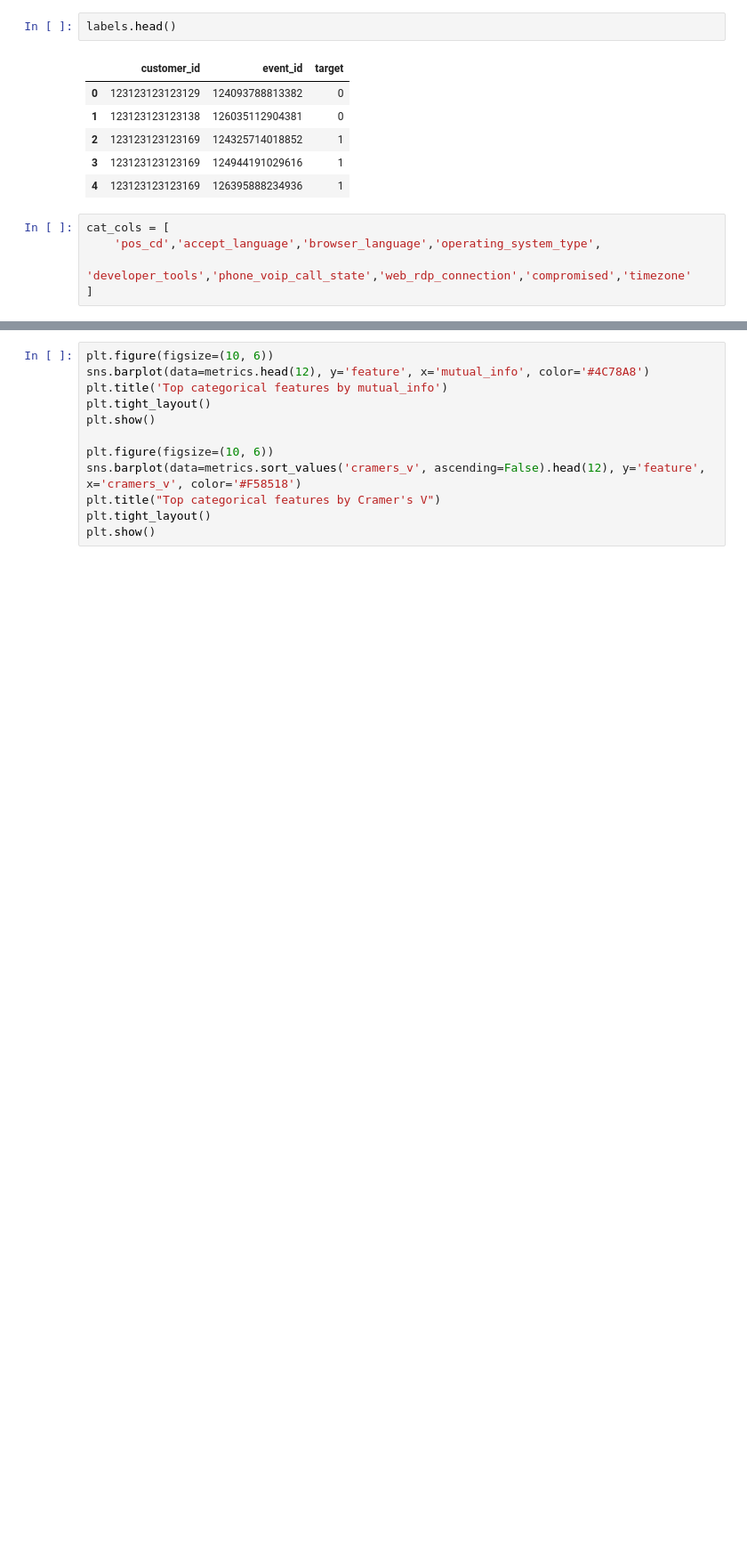
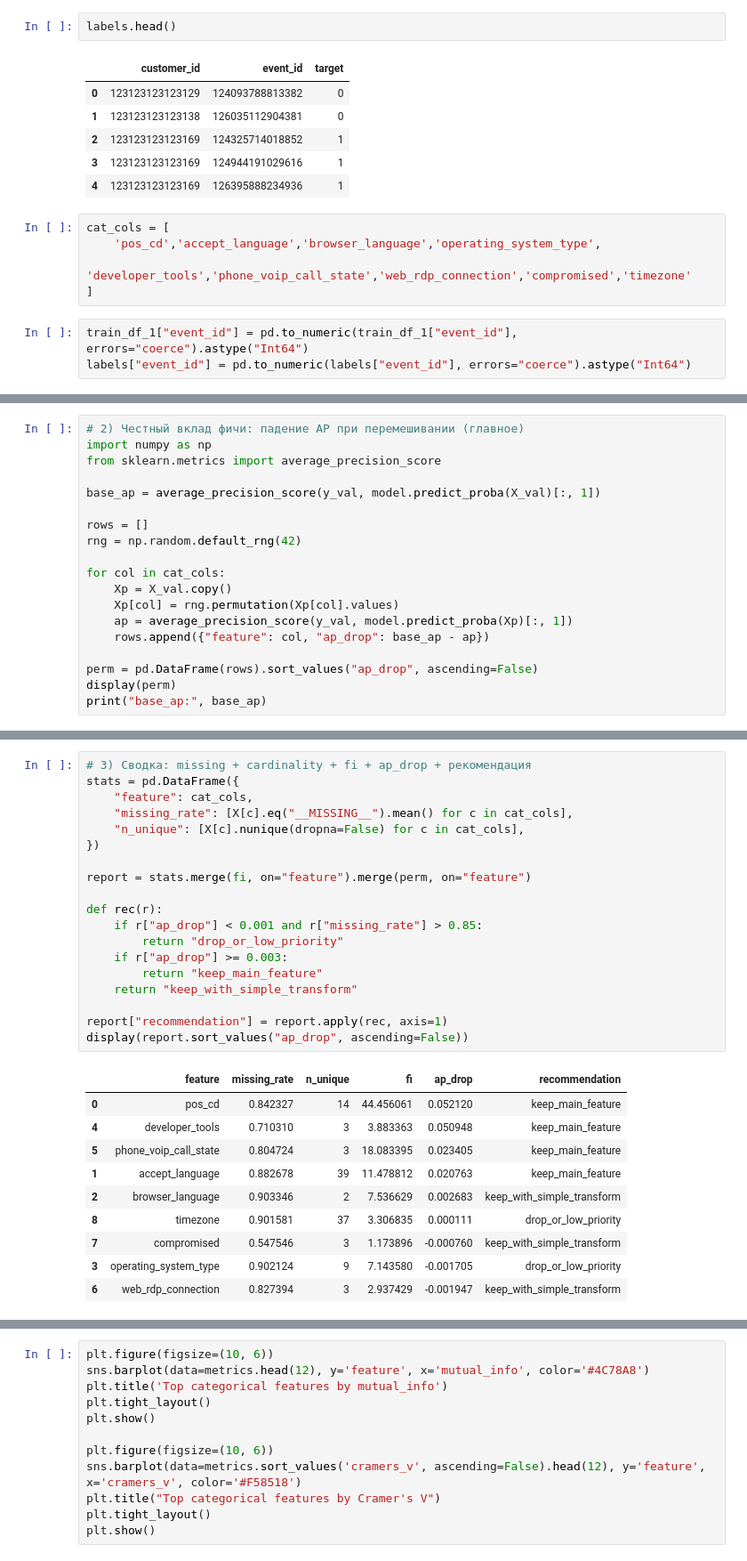
Before and after one commit to Karimkhab/data-fusion-contest, a Jupyter notebook: notebooks/karim/categorical_eda_karim.ipynb, the cells around one changed output, grey strips where cells are left out. Shown at 89% size. Drawn from its saved outputs; the diff is of its cells as text; blank space fills up the shorter version.

```diff
--- a/notebooks/karim/categorical_eda_karim.ipynb
+++ b/notebooks/karim/categorical_eda_karim.ipynb
@@ -299,6 +319,9 @@ cat_cols = [
     'pos_cd','accept_language','browser_language','operating_system_type',
     'developer_tools','phone_voip_call_state','web_rdp_connection','compromised','timezone'
 ]
+# %%
+train_df_1["event_id"] = pd.to_numeric(train_df_1["event_id"], errors="coerce").astype("Int64")
+labels["event_id"] = pd.to_numeric(labels["event_id"], errors="coerce").astype("Int64")
 # %%
 # CELL 1 — labels + merge (почему 87514 vs 28.6M)
 # 87514 — это размеченные события (red/yellow),
@@ -362,0 +424,19 @@ CatBoostError: Invalid type for cat_feature[non-default value idx=0,feature_idx=
+# %%
+# 2) Честный вклад фичи: падение AP при перемешивании (главное)
+import numpy as np
+from sklearn.metrics import average_precision_score
+
+base_ap = average_precision_score(y_val, model.predict_proba(X_val)[:, 1])
+
+rows = []
+rng = np.random.default_rng(42)
+
+for col in cat_cols:
+    Xp = X_val.copy()
+    Xp[col] = rng.permutation(Xp[col].values)
+    ap = average_precision_score(y_val, model.predict_proba(Xp)[:, 1])
+    rows.append({"feature": col, "ap_drop": base_ap - ap})
+
+perm = pd.DataFrame(rows).sort_values("ap_drop", ascending=False)
+display(perm)
+print("base_ap:", base_ap)
@@ -362,0 +455,30 @@ CatBoostError: Invalid type for cat_feature[non-default value idx=0,feature_idx=
+# %%
+# 3) Сводка: missing + cardinality + fi + ap_drop + рекомендация
+stats = pd.DataFrame({
+    "feature": cat_cols,
+    "missing_rate": [X[c].eq("__MISSING__").mean() for c in cat_cols],
+    "n_unique": [X[c].nunique(dropna=False) for c in cat_cols],
+})
+
+report = stats.merge(fi, on="feature").merge(perm, on="feature")
+
+def rec(r):
+    if r["ap_drop"] < 0.001 and r["missing_rate"] > 0.85:
+        return "drop_or_low_priority"
+    if r["ap_drop"] >= 0.003:
+        return "keep_main_feature"
+    return "keep_with_simple_transform"
+
+report["recommendation"] = report.apply(rec, axis=1)
+display(report.sort_values("ap_drop", ascending=False))
+# %% [output]
+|  | feature | missing_rate | n_unique | fi | ap_drop | recommendation |
+| 0 | pos_cd | 0.842327 | 14 | 44.456061 | 0.052120 | keep_main_feature |
+| 4 | developer_tools | 0.710310 | 3 | 3.883363 | 0.050948 | keep_main_feature |
+| 5 | phone_voip_call_state | 0.804724 | 3 | 18.083395 | 0.023405 | keep_main_feature |
+| 1 | accept_language | 0.882678 | 39 | 11.478812 | 0.020763 | keep_main_feature |
+| 2 | browser_language | 0.903346 | 2 | 7.536629 | 0.002683 | keep_with_simple_transform |
+| 8 | timezone | 0.901581 | 37 | 3.306835 | 0.000111 | drop_or_low_priority |
+| 7 | compromised | 0.547546 | 3 | 1.173896 | -0.000760 | keep_with_simple_transform |
+| 3 | operating_system_type | 0.902124 | 9 | 7.143580 | -0.001705 | drop_or_low_priority |
+| 6 | web_rdp_connection | 0.827394 | 3 | 2.937429 | -0.001947 | keep_with_simple_transform |
```
Also changed, not shown: parts of 14 cells of this notebook.
